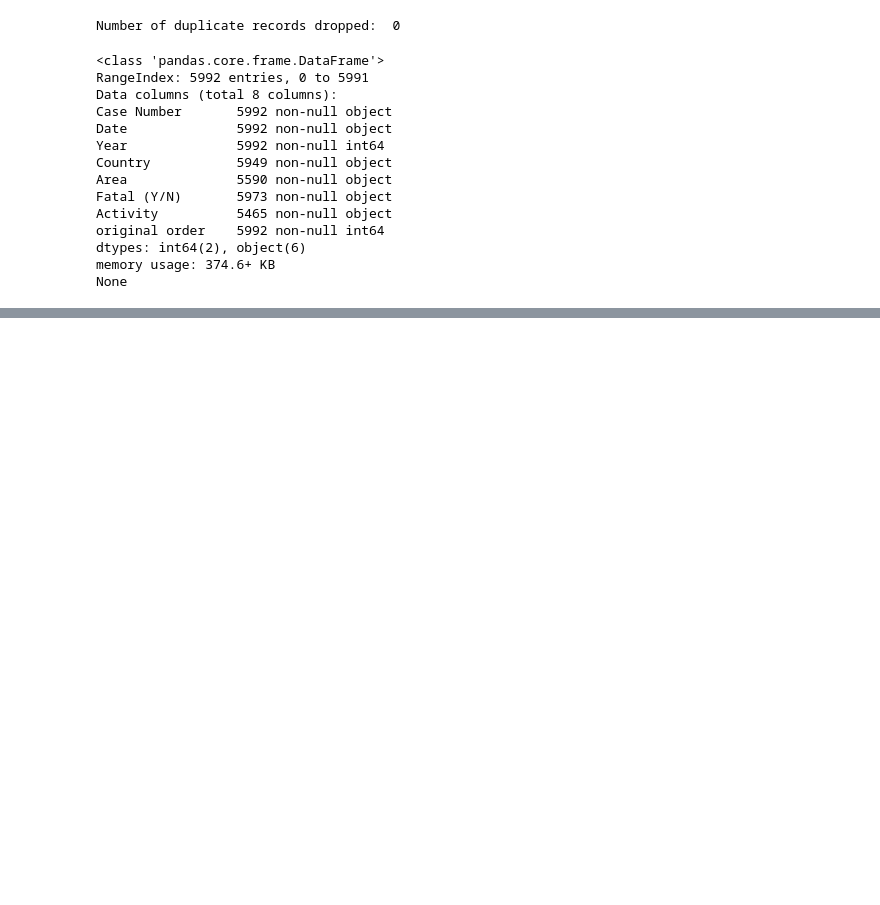
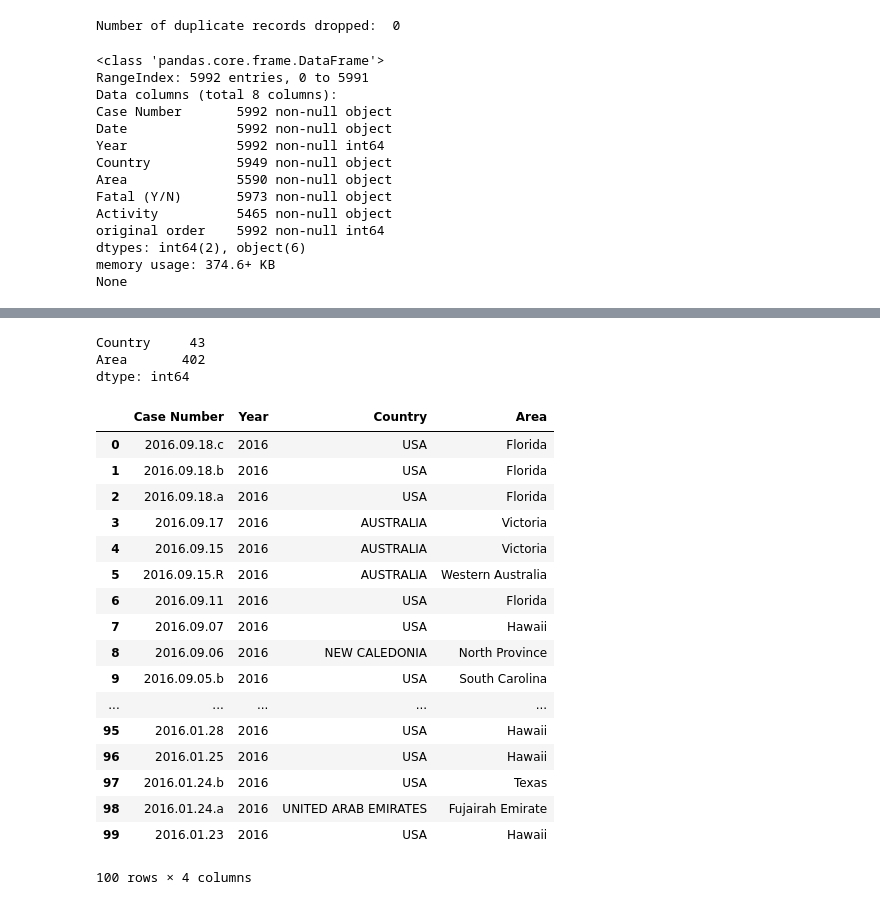
Before and after one commit to ironhack-datalabs/datamad0419, a Jupyter notebook: module-1/pandas-project/your-code/pandas-project.ipynb, the cells around one changed output, grey strips where cells are left out. Saved outputs shown, nothing was run; the diff lists cells and outputs as text; code cells hidden in the pictures; blank space fills up the shorter version.

```diff
--- a/module-1/pandas-project/your-code/pandas-project.ipynb
+++ b/module-1/pandas-project/your-code/pandas-project.ipynb
@@ -129,0 +133,30 @@ None
+# %%
+null_cols1 = proyecto1.isnull().sum()
+null_cols1[null_cols1 > 0]
+# %% [output]
+Country     43
+Area       402
+dtype: int64
+# %%
+colnames1 = ['Case Number', 'Year', 'Country', 'Area']
+proyecto1=pd.DataFrame(proyecto, columns=colnames1)
+proyecto1.head(100)
+# %% [output]
+|  | Case Number | Year | Country | Area |
+| 0 | 2016.09.18.c | 2016 | USA | Florida |
+| 1 | 2016.09.18.b | 2016 | USA | Florida |
+| 2 | 2016.09.18.a | 2016 | USA | Florida |
+| 3 | 2016.09.17 | 2016 | AUSTRALIA | Victoria |
+| 4 | 2016.09.15 | 2016 | AUSTRALIA | Victoria |
+| 5 | 2016.09.15.R | 2016 | AUSTRALIA | Western Australia |
+| 6 | 2016.09.11 | 2016 | USA | Florida |
+| 7 | 2016.09.07 | 2016 | USA | Hawaii |
+| 8 | 2016.09.06 | 2016 | NEW CALEDONIA | North Province |
+| 9 | 2016.09.05.b | 2016 | USA | South Carolina |
+| ... | ... | ... | ... | ... |
+| 95 | 2016.01.28 | 2016 | USA | Hawaii |
+| 96 | 2016.01.25 | 2016 | USA | Hawaii |
+| 97 | 2016.01.24.b | 2016 | USA | Texas |
+| 98 | 2016.01.24.a | 2016 | UNITED ARAB EMIRATES | Fujairah Emirate |
+| 99 | 2016.01.23 | 2016 | USA | Hawaii |
+100 rows × 4 columns
```
Also changed, not shown: parts of 9 cells of this notebook.
